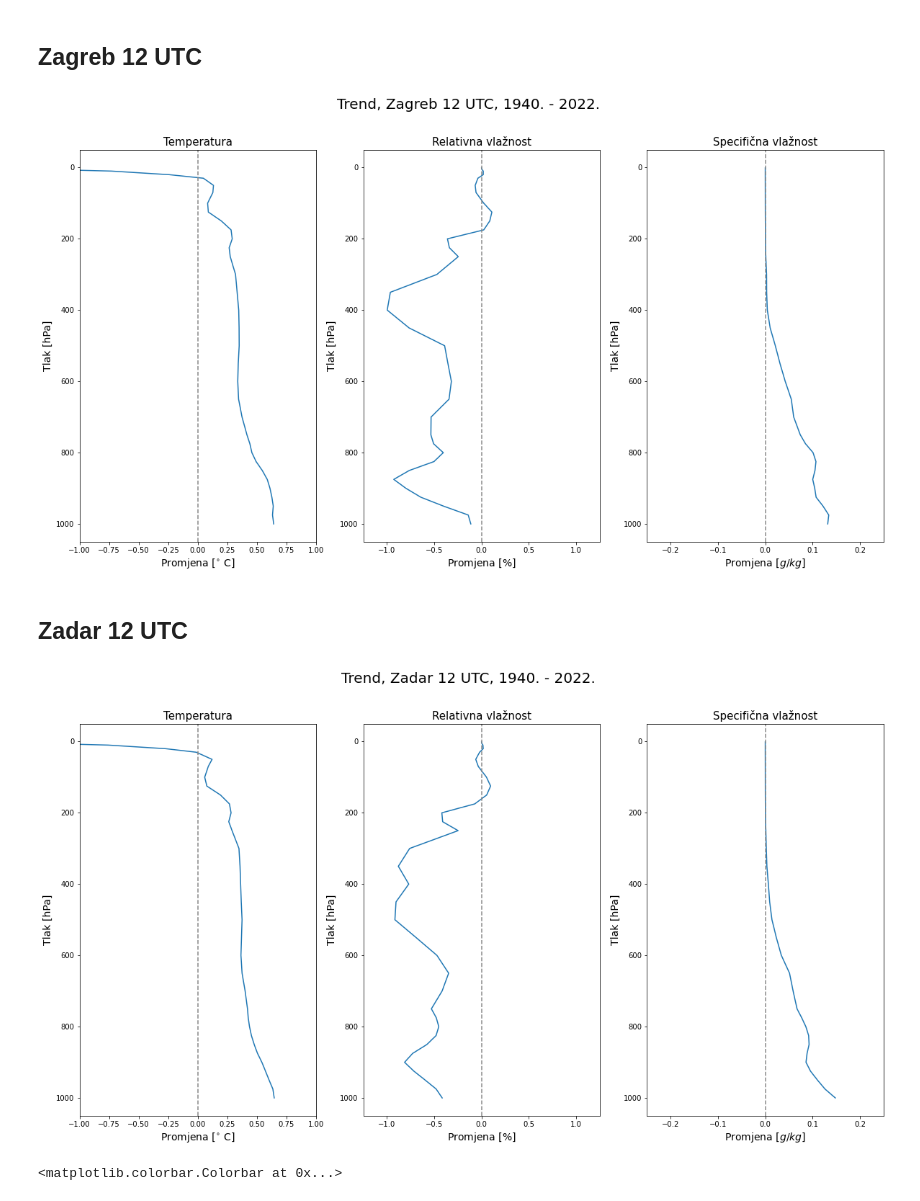
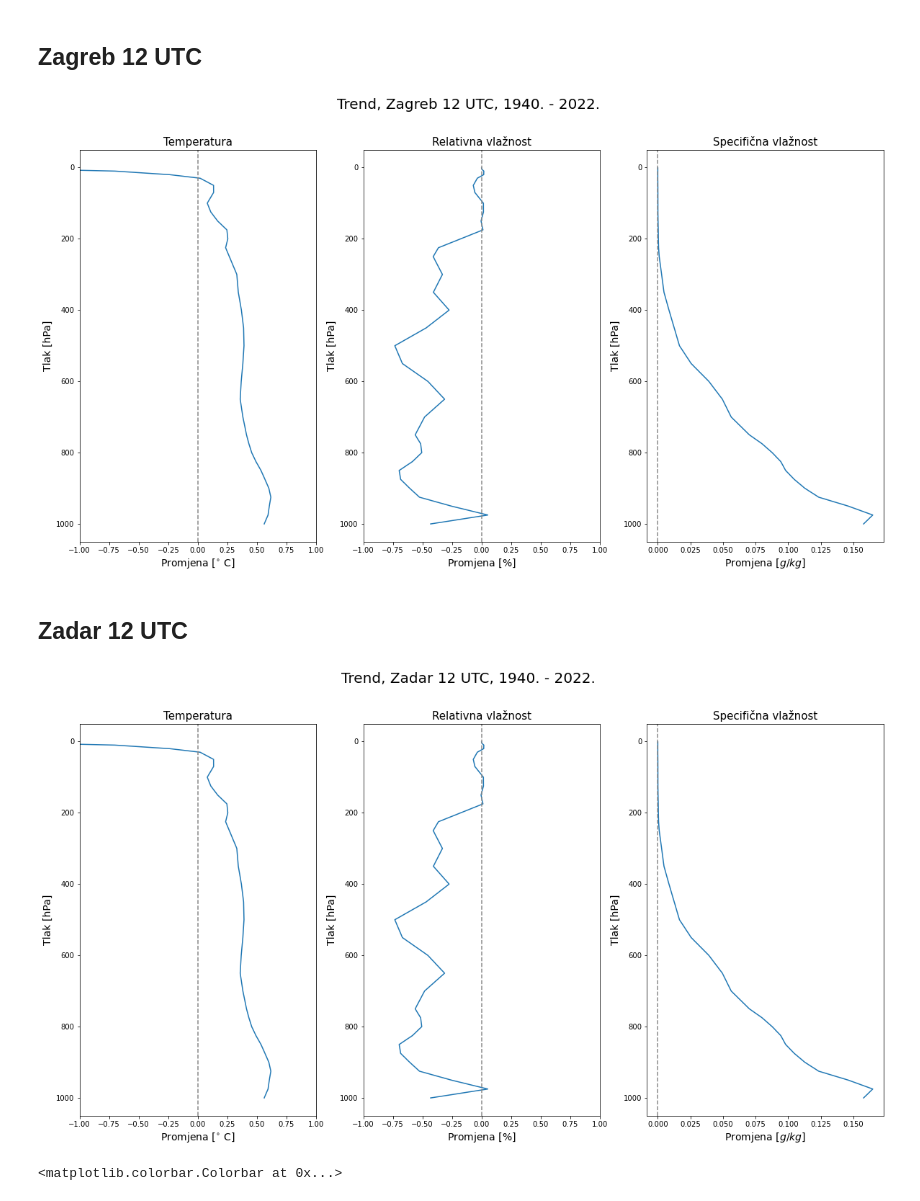
Before and after one commit to oyrad/diplomatic-work, a Jupyter notebook: cda.ipynb, the cells around one changed output. Cells and saved outputs as stored; diff of their text form; code cells hidden in the pictures.

```diff
--- a/cda.ipynb
+++ b/cda.ipynb
@@ -232,75 +178,19 @@ plt.savefig("zd_00.png")
 # %% [markdown]
 ## Zagreb 12 UTC
 # %%
-fig, ax = plt.subplots(1, 3, figsize=(20, 10))
-fig.suptitle("Trend, Zagreb 12 UTC, 1940. - 2022.", fontsize=suptitle_size)
-
-ax[0].plot(get_averaged_differences(zg_temp_12), levels)
-ax[0].invert_yaxis()
-ax[0].axvline(0, color="#888", linestyle="dashed")
-ax[0].set_xlim(-1, 1)
-
-ax[1].plot(get_averaged_differences(zg_rel_12), levels)
-ax[1].invert_yaxis()
-ax[1].axvline(0, color="#888", linestyle="dashed")
-ax[1].set_xlim(-1.25, 1.25)
-
-ax[2].plot(get_averaged_differences(zg_spec_12), levels)
-ax[2].invert_yaxis()
-ax[2].axvline(0, color="#888", linestyle="dashed")
-ax[2].set_xlim(-0.25, 0.25)
-
-ax[0].set_title("Temperatura", fontsize=title_size)
-ax[0].set_xlabel(r"Promjena [$^{\circ}$ C]", fontsize=label_size)
-ax[0].set_ylabel("Tlak [hPa]", fontsize=label_size)
-
-ax[1].set_title("Relativna vlažnost", fontsize=title_size)
-ax[1].set_xlabel(r"Promjena [$\%$]", fontsize=label_size)
-ax[1].set_ylabel("Tlak [hPa]", fontsize=label_size)
-
-ax[2].set_title("Specifična vlažnost", fontsize=title_size)
-ax[2].set_xlabel(r"Promjena [$g/kg$]", fontsize=label_size)
-ax[2].set_ylabel("Tlak [hPa]", fontsize=label_size)
+graph_trend(zg_temp_00, zg_rel_00, zg_spec_00, "Trend, Zagreb 12 UTC, 1940. - 2022.")
 
 plt.savefig("zg_12.png")
 # %% [output]
-[figure, old version]
+[figure, new version]
 # %% [markdown]
 ## Zadar 12 UTC
 # %%
-fig, ax = plt.subplots(1, 3, figsize=(20, 10))
-fig.suptitle("Trend, Zadar 12 UTC, 1940. - 2022.", fontsize=suptitle_size)
-
-ax[0].plot(get_averaged_differences(zd_temp_12), levels)
-ax[0].invert_yaxis()
-ax[0].axvline(0, color="#888", linestyle="dashed")
-ax[0].set_xlim(-1, 1)
-
-ax[1].plot(get_averaged_differences(zd_rel_12), levels)
-ax[1].invert_yaxis()
-ax[1].axvline(0, color="#888", linestyle="dashed")
-ax[1].set_xlim(-1.25, 1.25)
-
-ax[2].plot(get_averaged_differences(zd_spec_12), levels)
-ax[2].invert_yaxis()
-ax[2].axvline(0, color="#888", linestyle="dashed")
-ax[2].set_xlim(-0.25, 0.25)
-
-ax[0].set_title("Temperatura", fontsize=title_size)
-ax[0].set_xlabel(r"Promjena [$^{\circ}$ C]", fontsize=label_size)
-ax[0].set_ylabel("Tlak [hPa]", fontsize=label_size)
-
-ax[1].set_title("Relativna vlažnost", fontsize=title_size)
-ax[1].set_xlabel(r"Promjena [$\%$]", fontsize=label_size)
-ax[1].set_ylabel("Tlak [hPa]", fontsize=label_size)
-
-ax[2].set_title("Specifična vlažnost", fontsize=title_size)
-ax[2].set_xlabel(r"Promjena [$g/kg$]", fontsize=label_size)
-ax[2].set_ylabel("Tlak [hPa]", fontsize=label_size)
+graph_trend(zg_temp_00, zg_rel_00, zg_spec_00, "Trend, Zadar 12 UTC, 1940. - 2022.")
 
 plt.savefig("zd_12.png")
 # %% [output]
-[figure, old version]
+[figure, new version]
 # %%
 differences_by_level = []
 for level in range(len(levels)):
```
Also changed, not shown: parts of 16 cells of this notebook.
